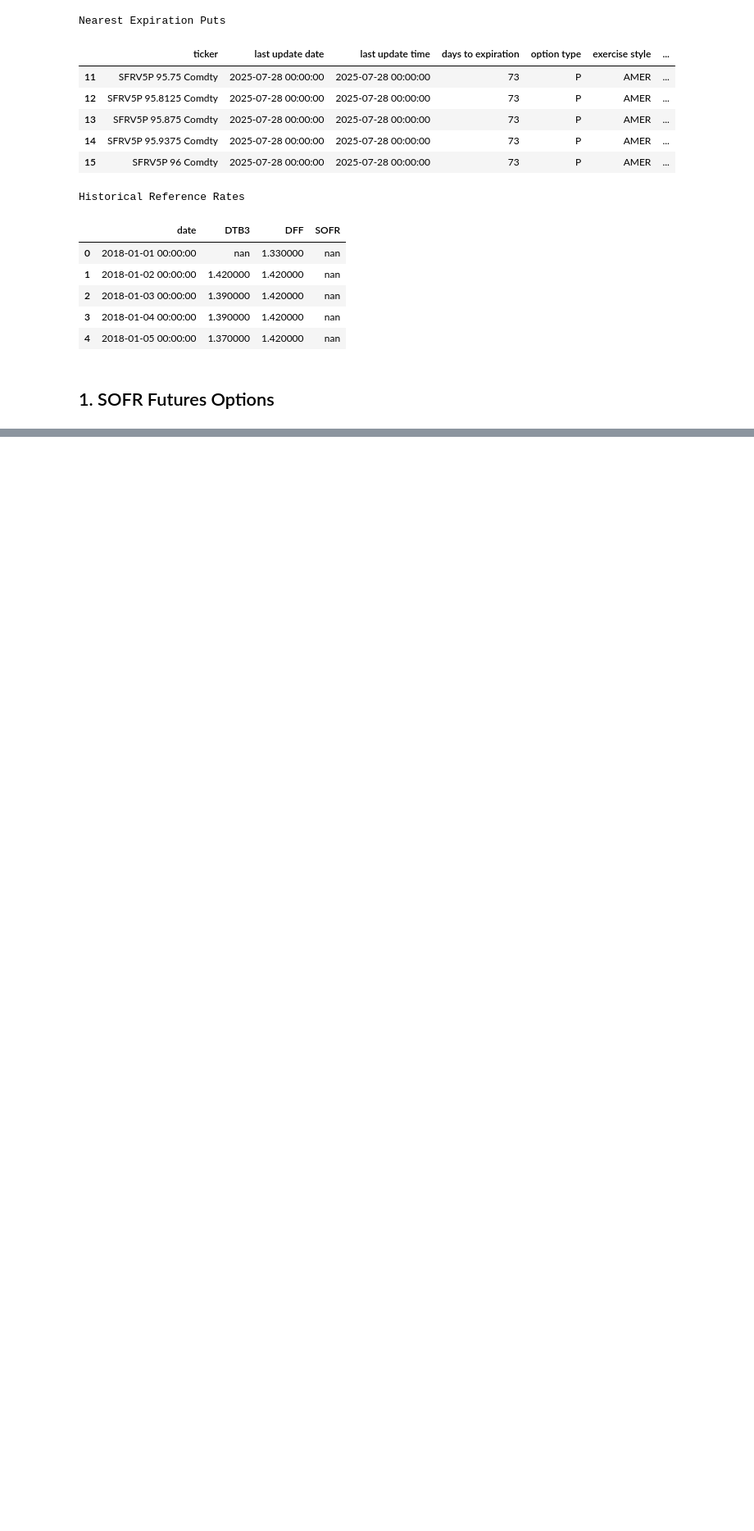
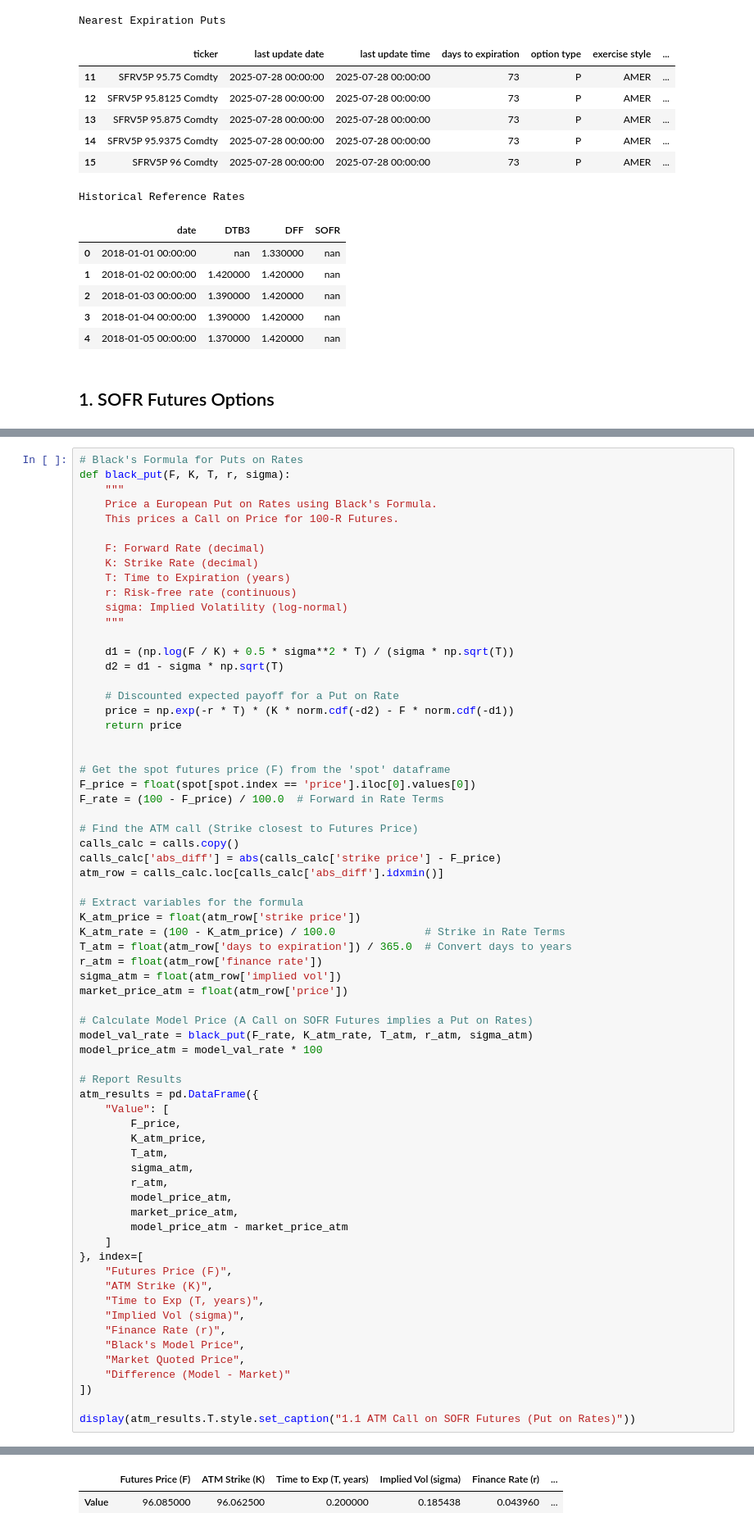
Before and after one commit to DipeshGhimire/FinMath-FixedIncomeDerivatives, a Jupyter notebook: options_on_rates_and_bonds/blacks_formula_for_options_on_futures.ipynb, the cells around one changed output, grey strips where cells are left out. Shown at 82% size. Drawn from its saved outputs; the diff is of its cells as text; blank space fills up the shorter version.

```diff
--- a/options_on_rates_and_bonds/blacks_formula_for_options_on_futures.ipynb
+++ b/options_on_rates_and_bonds/blacks_formula_for_options_on_futures.ipynb
@@ -75,0 +89,68 @@ Historical Reference Rates
+# %%
+# Black's Formula for Puts on Rates
+def black_put(F, K, T, r, sigma):
+    """
+    Price a European Put on Rates using Black's Formula.
+    This prices a Call on Price for 100-R Futures.
+
+    F: Forward Rate (decimal)
+    K: Strike Rate (decimal)
+    T: Time to Expiration (years)
+    r: Risk-free rate (continuous)
+    sigma: Implied Volatility (log-normal)
+    """
+
+    d1 = (np.log(F / K) + 0.5 * sigma**2 * T) / (sigma * np.sqrt(T))
+    d2 = d1 - sigma * np.sqrt(T)
+
+    # Discounted expected payoff for a Put on Rate
+    price = np.exp(-r * T) * (K * norm.cdf(-d2) - F * norm.cdf(-d1))
+    return price
+
+
+# Get the spot futures price (F) from the 'spot' dataframe
+F_price = float(spot[spot.index == 'price'].iloc[0].values[0])
+F_rate = (100 - F_price) / 100.0  # Forward in Rate Terms
+
+# Find the ATM call (Strike closest to Futures Price)
+calls_calc = calls.copy()
+calls_calc['abs_diff'] = abs(calls_calc['strike price'] - F_price)
+atm_row = calls_calc.loc[calls_calc['abs_diff'].idxmin()]
+
+# Extract variables for the formula
+K_atm_price = float(atm_row['strike price'])
+K_atm_rate = (100 - K_atm_price) / 100.0              # Strike in Rate Terms
+T_atm = float(atm_row['days to expiration']) / 365.0  # Convert days to years
+r_atm = float(atm_row['finance rate'])
+sigma_atm = float(atm_row['implied vol'])
+market_price_atm = float(atm_row['price'])
+
+# Calculate Model Price (A Call on SOFR Futures implies a Put on Rates)
+model_val_rate = black_put(F_rate, K_atm_rate, T_atm, r_atm, sigma_atm)
+model_price_atm = model_val_rate * 100
+
+# Report Results
+atm_results = pd.DataFrame({
+    "Value": [
+        F_price,
+        K_atm_price,
+        T_atm,
+        sigma_atm,
+        r_atm,
+        model_price_atm,
+        market_price_atm,
+        model_price_atm - market_price_atm
+    ]
+}, index=[
+    "Futures Price (F)",
+    "ATM Strike (K)",
+    "Time to Exp (T, years)",
+    "Implied Vol (sigma)",
+    "Finance Rate (r)",
+    "Black's Model Price",
+    "Market Quoted Price",
+    "Difference (Model - Market)"
+])
+
+display(atm_results.T.style.set_caption("1.1 ATM Call on SOFR Futures (Put on Rates)"))
+# %% [output]
@@ -75,0 +158,2 @@ Historical Reference Rates
+|  | Futures Price (F) | ATM Strike (K) | Time to Exp (T, years) | Implied Vol (sigma) | Finance Rate (r) | ... |
+| Value | 96.085000 | 96.062500 | 0.200000 | 0.185438 | 0.043960 | ... |
```
Also changed, not shown: parts of 10 cells of this notebook.
